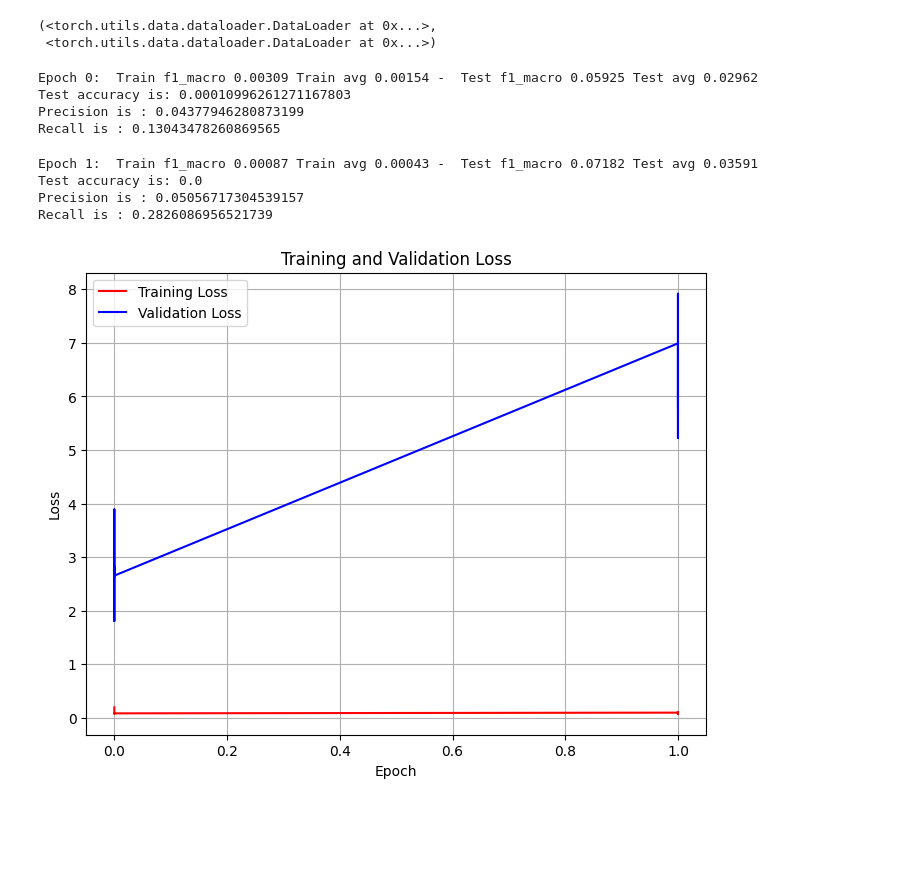
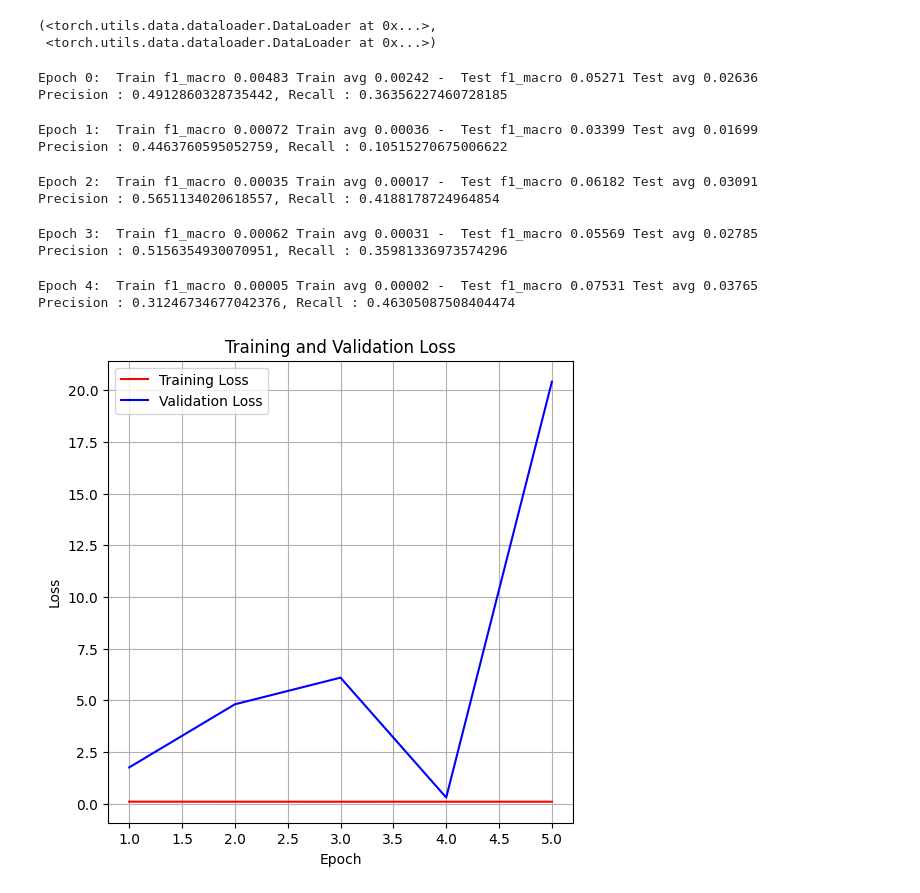
Before and after one commit to Deborahaina/Final-Project-Group4, a Jupyter notebook: inception_net.ipynb, the cells around one changed output. Drawn from its saved outputs; the diff is of its cells as text; code cells hidden in the pictures; blank space fills up the shorter version.

```diff
--- a/inception_net.ipynb
+++ b/inception_net.ipynb
@@ -28,9 +29,9 @@ DATA_DIR = PATH + os.path.sep + "dataset" + os.path.sep + "train" + os.path.sep
 
 
 #Inception net must have image sizes as 299 * 299
-n_epoch = 7
-BATCH_SIZE = 64
-LR = 0.001
+n_epoch = 5
+BATCH_SIZE = 32
+LR = 0.0005
 
 ## Image processing
 CHANNELS = 3
@@ -262,7 +263,7 @@ Returns focal weight * Binary binary_cross_entropy
 
 
 class FocalLoss(nn.Module):
-    def __init__(self, alpha=1, gamma=0.5, logits=True, reduction='mean'):
+    def __init__(self, alpha=1, gamma=2, logits=True, reduction='mean'):
         super(FocalLoss, self).__init__()
         self.alpha = alpha
         self.gamma = gamma
@@ -274,8 +275,8 @@ class FocalLoss(nn.Module):
             BCE_loss = F.binary_cross_entropy_with_logits(inputs, targets, reduction='none')
         else:
             BCE_loss = F.binary_cross_entropy(inputs, targets, reduction='none')
-        predicted_target = torch.exp(-BCE_loss)
-        F_loss = self.alpha * (1-predicted_target)**self.gamma * BCE_loss
+        prob_t = torch.exp(-BCE_loss)
+        F_loss = self.alpha * (1-prob_t)**self.gamma * BCE_loss
 
         if self.reduction == 'mean':
             return torch.mean(F_loss)
@@ -382,7 +383,7 @@ def metrics_func(metrics, aggregates, y_true, y_pred):
 
     return res_dict
 # %%
-import matplotlib.pyplot as plt
+
 
 def train_and_test(train_ds, test_ds, list_of_metrics, list_of_agg, save_on, pretrained=False):
 
@@ -488,7 +489,6 @@ def train_and_test(train_ds, test_ds, list_of_metrics, list_of_agg, save_on, pre
                     count +=1
                     steps_test += 1
 
-                    test_loss_item.append([epoch, loss.item()])
 
                     # Detach the tensor and move it to CPU before converting to numpy
                     pred_labels_test = output.cpu().detach().numpy()
@@ -514,9 +514,8 @@ def train_and_test(train_ds, test_ds, list_of_metrics, list_of_agg, save_on, pre
 
         # Metric Evaluation
         test_metrics = metrics_func(list_of_metrics, list_of_agg, real_labels, pred_labels)
-        acc_test = accuracy_score(real_labels, pred_labels)
-        prec = precision_score(real_labels, pred_labels, average="macro")
-        recall = recall_score(real_labels, pred_labels, average="macro")
+        prec = precision_score(real_labels, pred_labels, average="micro")
+        recall = recall_score(real_labels, pred_labels, average="micro")
         avg_test_loss = test_loss / steps_test
         test_loss_item.append(avg_test_loss)
 
@@ -533,41 +532,43 @@ def train_and_test(train_ds, test_ds, list_of_metrics, list_of_agg, save_on, pre
 
         print(xstrres)
 
         if met_test > met_test_best and SAVE_MODEL:
 
             torch.save(model.state_dict(), "model_inception{}.pt".format(NICKNAME))
             met_test_best = met_test
 
-        print(f"Test accuracy is: {acc_test}, Precision : {prec}, Recall : {recall}")
+        print(f"Precision : {prec}, Recall : {recall}")
 
     epochs = range(1, n_epoch + 1)
     # Plotting
     plt.figure(figsize=(6, 6))
     plt.plot(epochs, train_loss_item, label='Training Loss', c='red')
     plt.plot(epochs, test_loss_item, label='Validation Loss',c='blue')
     plt.xlabel('Epoch')
     plt.ylabel('Loss')
     plt.title('Training and Validation Loss')
     plt.legend()
     plt.grid(True)
-    plt.savefig("Training and Validation errors.png")
+    plt.savefig("inceptionent_training_and_validation errors.png")
 
 
     plt.show()
 
 
 list_of_metrics = ['f1_macro']
 list_of_agg = ['avg']
 
 train_ds, test_ds = read_data(2)
 train_and_test(train_ds, test_ds, list_of_metrics, list_of_agg, save_on="f1_macro", pretrained=True)
 # %% [output]
-Epoch 0:  Train f1_macro 0.00309 Train avg 0.00154 -  Test f1_macro 0.05925 Test avg 0.02962
-Test accuracy is: 0.00010996261271167803
-Precision is : 0.04377946280873199
-Recall is : 0.13043478260869565
+Epoch 0:  Train f1_macro 0.00483 Train avg 0.00242 -  Test f1_macro 0.05271 Test avg 0.02636
+Precision : 0.4912860328735442, Recall : 0.36356227460728185
-Epoch 1:  Train f1_macro 0.00087 Train avg 0.00043 -  Test f1_macro 0.07182 Test avg 0.03591
-Test accuracy is: 0.0
-Precision is : 0.05056717304539157
-Recall is : 0.2826086956521739
+Epoch 1:  Train f1_macro 0.00072 Train avg 0.00036 -  Test f1_macro 0.03399 Test avg 0.01699
+Precision : 0.4463760595052759, Recall : 0.10515270675006622
+Epoch 2:  Train f1_macro 0.00035 Train avg 0.00017 -  Test f1_macro 0.06182 Test avg 0.03091
+Precision : 0.5651134020618557, Recall : 0.4188178724964854
+Epoch 3:  Train f1_macro 0.00062 Train avg 0.00031 -  Test f1_macro 0.05569 Test avg 0.02785
+Precision : 0.5156354930070951, Recall : 0.35981336973574296
+Epoch 4:  Train f1_macro 0.00005 Train avg 0.00002 -  Test f1_macro 0.07531 Test avg 0.03765
+Precision : 0.31246734677042376, Recall : 0.46305087508404474
-[figure, old version]
+[figure, new version]
```
Also changed, not shown: parts of 4 cells of this notebook.
